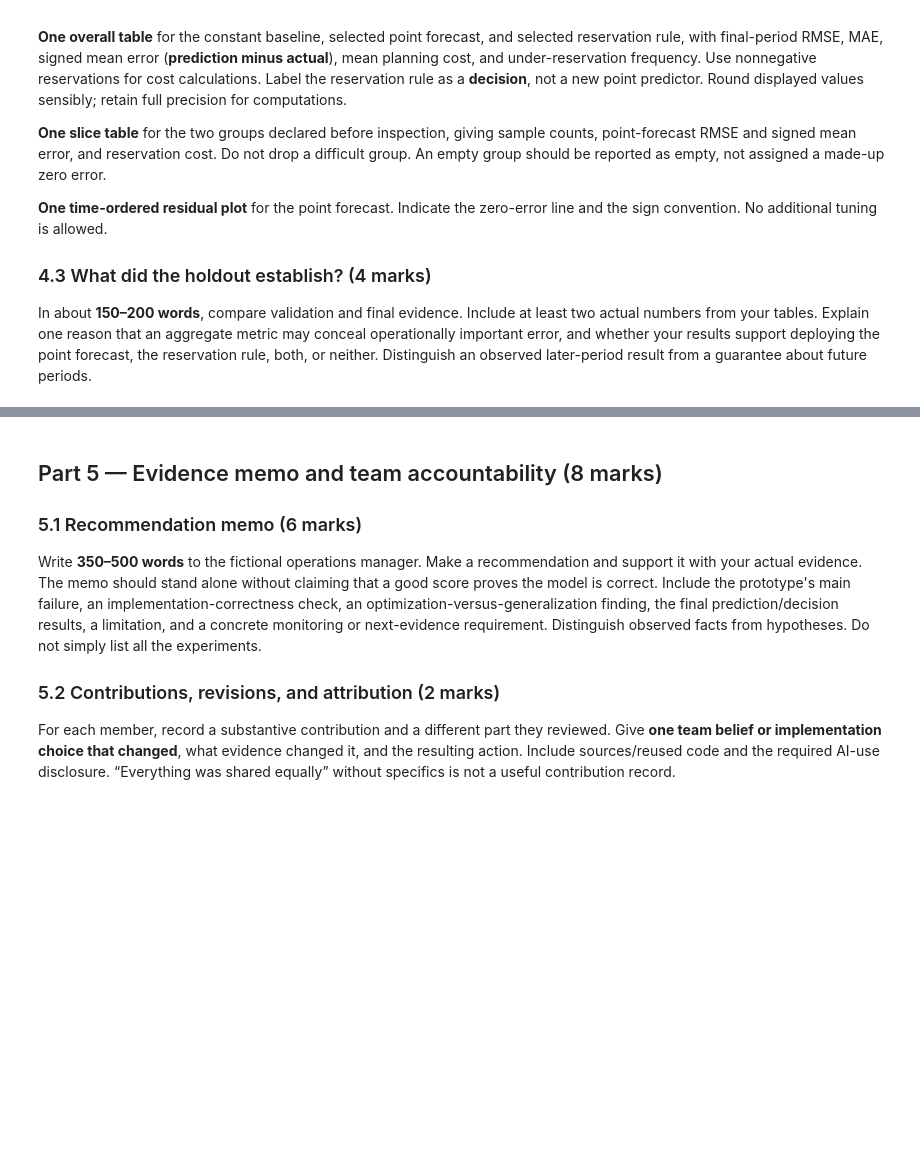
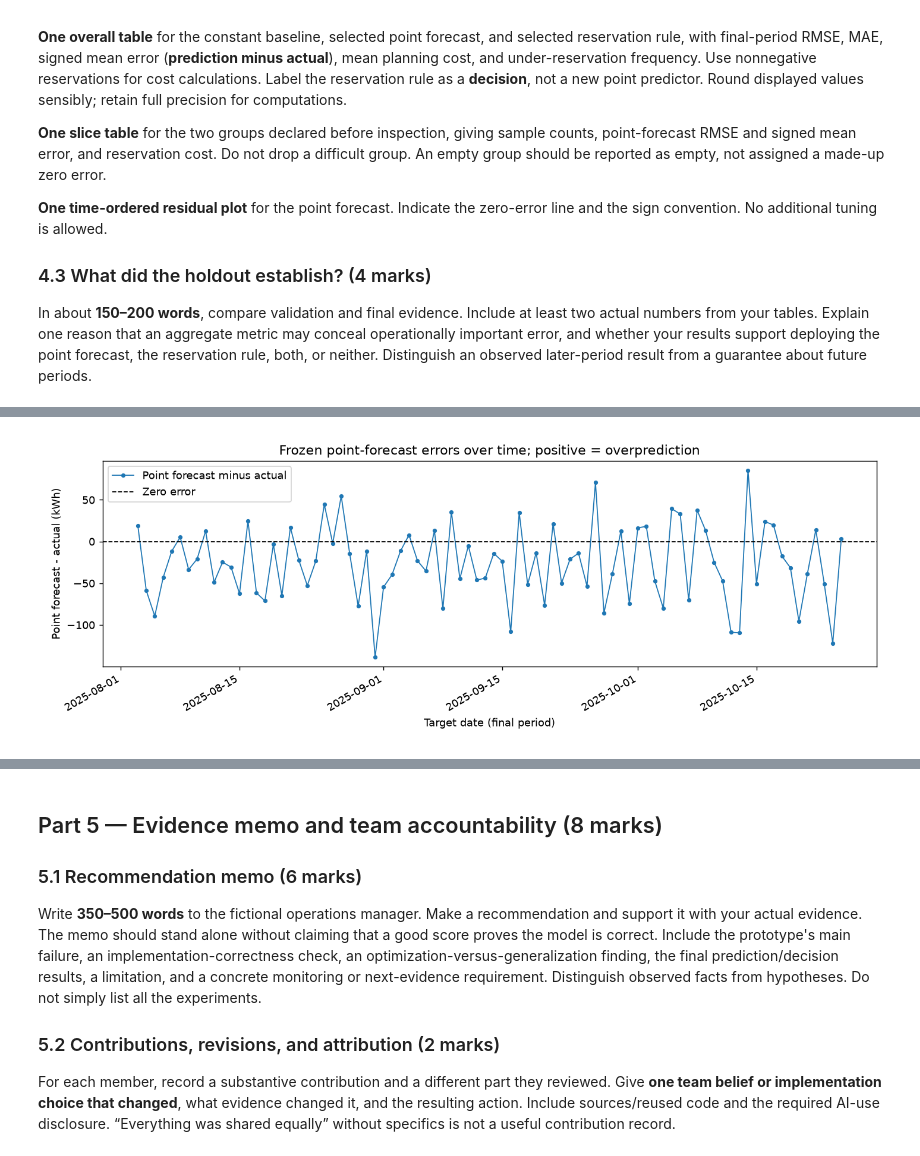
Before and after one commit to Neofirst0715/CSCI3151_Assignment_01, a Jupyter notebook: CSCI3151_A1.ipynb, the cells around one changed output, grey strips where cells are left out. Saved outputs shown, nothing was run; the diff lists cells and outputs as text; code cells hidden in the pictures; blank space fills up the shorter version.

```diff
--- a/CSCI3151_A1.ipynb
+++ b/CSCI3151_A1.ipynb
@@ -1180,7 +1317,83 @@ Reconstruct predictions **from the frozen record**, rather than a mutable variab
 ### 4.3 What did the holdout establish? (4 marks)
 In about **150–200 words**, compare validation and final evidence. Include at least two actual numbers from your tables. Explain one reason that an aggregate metric may conceal operationally important error, and whether your results support deploying the point forecast, the reservation rule, both, or neither. Distinguish an observed later-period result from a guarantee about future periods.
 # %%
-# Reconstruct solely from frozen_record; do not fit or tune anything here.
-# Produce the overall table, prespecified slice table, and residual-over-time plot.
-raise NotImplementedError("4.2: perform and interpret the frozen final evaluation")
+# Reconstruct the complete evaluation state from the frozen JSON record.
+assert json.dumps(frozen_record, allow_nan=False, sort_keys=True) == frozen_json
+evaluation_record = json.loads(json.dumps(frozen_record, allow_nan=False))
+assert evaluation_record["confirmed_before_final"] is True
+final_features = evaluation_record["features"]
+final_mean = np.asarray(evaluation_record["standardizer"]["mean"], dtype=float)
+final_scale = np.asarray(evaluation_record["standardizer"]["scale"], dtype=float)
+final_w = np.asarray(evaluation_record["w"], dtype=float)
+final_b = float(evaluation_record["b"])
+assert final_mean.shape == final_scale.shape == final_w.shape == (len(final_features),)
+assert np.isfinite(final_mean).all() and np.isfinite(final_scale).all() and np.all(final_scale > 0)
+final_X = final_period[final_features].to_numpy(dtype=float)
+final_y = final_period["energy_kwh"].to_numpy(dtype=float)
+assert np.isfinite(final_X).all() and np.isfinite(final_y).all()
+final_point = ((final_X - final_mean) / final_scale) @ final_w + final_b
+final_baseline = np.full(len(final_y), evaluation_record["constant_baseline_kwh"], dtype=float)
+final_reservation = np.maximum(0.0, final_point + evaluation_record["chosen_offset_kwh"])
+
+
+def final_metrics(label, values, actual, reservation):
+    error = values - actual
+    return {
+        "method": label,
+        "RMSE_kwh": float(np.sqrt(np.mean(error ** 2))),
+        "MAE_kwh": float(np.mean(np.abs(error))),
+        "signed_mean_error_kwh": float(np.mean(error)),
+        "mean_planning_cost": float(np.mean(planning_cost(actual, reservation))),
+        "under_reservation_frequency": float(np.mean(reservation < actual)),
+    }
+
+
+overall_rows = [
+    final_metrics("Constant baseline (point forecast)", final_baseline, final_y, np.maximum(0.0, final_baseline)),
+    final_metrics("Selected point forecast", final_point, final_y, np.maximum(0.0, final_point)),
+    final_metrics("Selected reservation rule (decision)", final_reservation, final_y, final_reservation),
+]
+overall_results = pd.DataFrame(overall_rows)
+print("Final overall results: errors in kWh; cost in planning units/day; frequency is a fraction.")
+print("Point-forecast accuracy uses original predictions; cost/frequency use nonnegative reservations.")
+print("The decision row's errors describe reservation amounts, not a newly trained point predictor.")
+display(overall_results.round(3))
+
+slice_spec = evaluation_record["diagnostic_slice"]
+slice_values = final_period[slice_spec["feature"]].to_numpy(dtype=float)
+assert np.isfinite(slice_values).all()
+low_mask = slice_values <= slice_spec["threshold"]
+high_mask = slice_values > slice_spec["threshold"]
+assert not np.any(low_mask & high_mask) and np.all(low_mask | high_mask)
+slice_rows = []
+for group, mask in zip(slice_spec["groups"], [low_mask, high_mask]):
+    n = int(np.sum(mask))
+    errors = final_point[mask] - final_y[mask]
+    slice_rows.append({
+        "group": group,
+        "n": n,
+        "status": "observed" if n else "empty; metrics unavailable",
+        "point_RMSE_kwh": float(np.sqrt(np.mean(errors ** 2))) if n else np.nan,
+        "point_signed_mean_error_kwh": float(np.mean(errors)) if n else np.nan,
+        "reservation_mean_planning_cost": float(np.mean(planning_cost(final_y[mask], final_reservation[mask]))) if n else np.nan,
+    })
+assert sum(row["n"] for row in slice_rows) == len(final_y)
+slice_results = pd.DataFrame(slice_rows)
+print("Prespecified slice:", slice_spec["feature"], "; training-median threshold =", slice_spec["threshold"])
+display(slice_results.round(3))
+
+final_residual = final_point - final_y
+plot_order = np.argsort(final_period["date"].to_numpy())
+fig, ax = plt.subplots(figsize=(11, 4))
+ax.plot(final_period["date"].to_numpy()[plot_order], final_residual[plot_order],
+        marker="o", markersize=3, linewidth=1, label="Point forecast minus actual")
+ax.axhline(0.0, color="black", linestyle="--", linewidth=1, label="Zero error")
+ax.set_xlabel("Target date (final period)")
+ax.set_ylabel("Point forecast - actual (kWh)")
+ax.set_title("Frozen point-forecast errors over time; positive = overprediction")
+ax.legend()
+fig.autofmt_xdate()
+fig.tight_layout()
+plt.show()
+assert json.dumps(frozen_record, allow_nan=False, sort_keys=True) == frozen_json
 # %% [output]
@@ -1188 +1411,2 @@ NotImplementedError: 4.2: perform and interpret the frozen final evaluation
+[figure, added]
 # %% [markdown]
```
Also changed, not shown: parts of 6 cells of this notebook.
